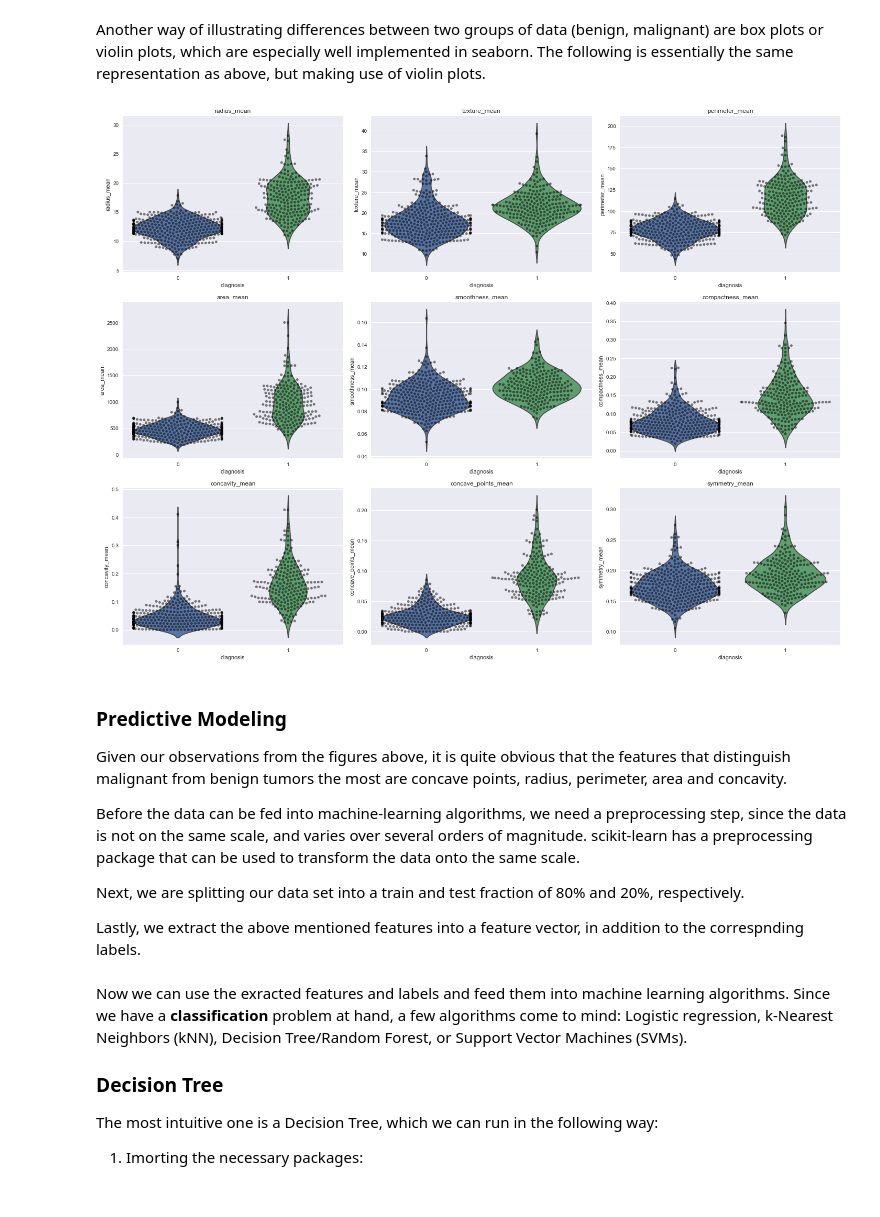
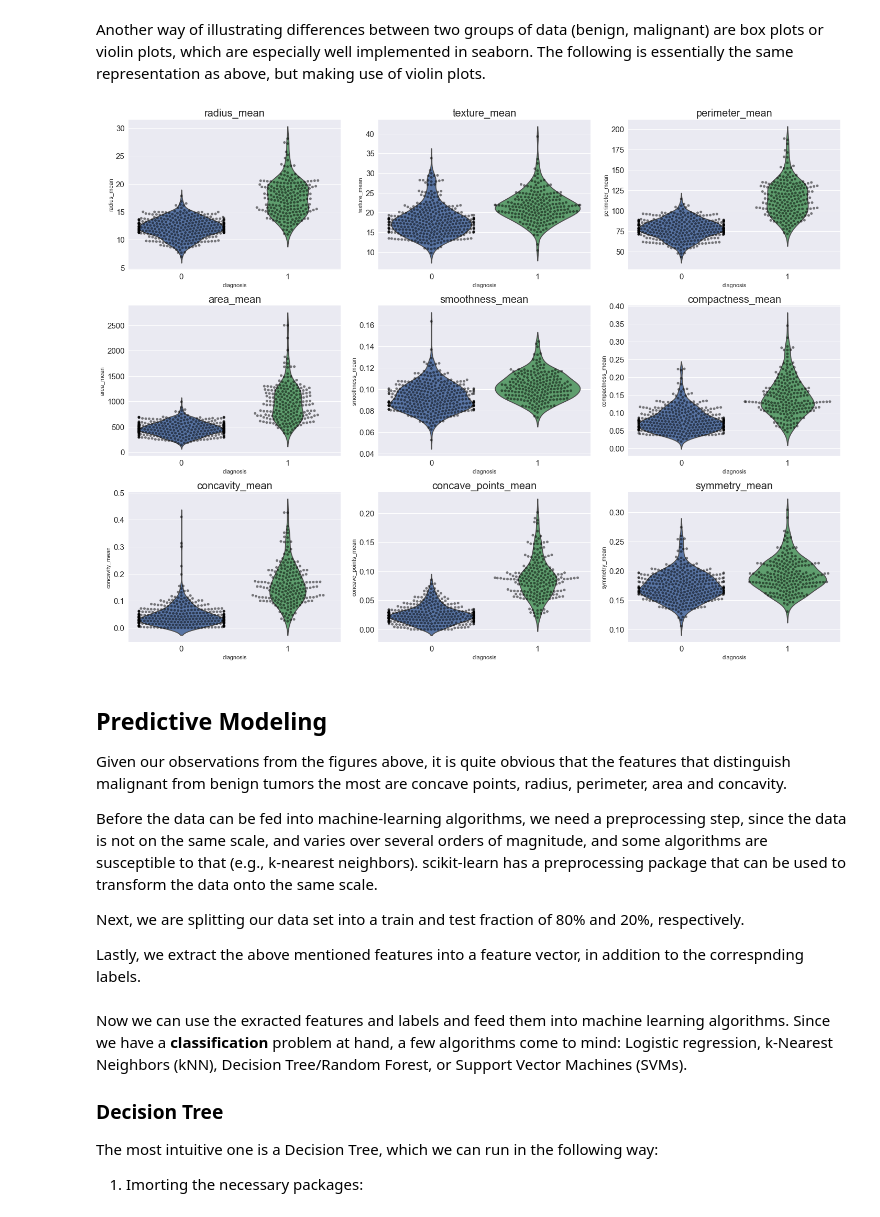
Before and after one commit to stefanmunnich/Breast_cancer, a Jupyter notebook: Breast Cancer.ipynb, the cells around one changed output. Drawn from its saved outputs; the diff is of its cells as text; code cells hidden in the pictures.

```diff
--- a/Breast Cancer.ipynb
+++ b/Breast Cancer.ipynb
@@ -50,5 +36,7 @@ We need to change the diagnosis column such that is of categorical type ('M' for
 df['diagnosis'] = df['diagnosis'].astype('category')
 df['diagnosis'] = df['diagnosis'].cat.codes
 
+df.drop('id', axis=1, inplace=True)
+
 df.head(4)
 # %% [output]
@@ -62,9 +52,11 @@ df.head(4)
 To get a first idea of which features will be most useful in predicting healthy vs. cancer cells, I will explore the data in the form of histograms. This will illustrate the frequencies of cancer diagnoses for different value ranges of each cell nucleus property.
 # %%
 plt.figure(figsize=(20, 15))
-for ii, col in enumerate(df.columns[2:11]):
+for ii, col in enumerate(df.columns[1:10]):
     plt.subplot(3,3,ii+1)
-    plt.title(col)
+    plt.title(col, fontsize = 20)
+
+    plt.tick_params(labelsize = 15)
     plt.legend(handles = [patches.Patch(label = 'Malignant', color='red'),
                           patches.Patch(label = 'Benign', color='blue')])
     b = df[df['diagnosis'] == 0][col]
@@ -80,29 +72,26 @@ plt.show()
 Another way of illustrating differences between two groups of data (benign, malignant) are box plots or violin plots, which are especially well implemented in seaborn. The following is essentially the same representation as above, but making use of violin plots.
 # %%
 import seaborn as sns
+plt.figure(figsize=(20, 15))
+for ii, col in enumerate(df.columns[1:10]):
+    plt.subplot(3,3,ii+1)
+    plt.title(col, fontsize = 20)
+    plt.tick_params(labelsize = 15)
 
 
-
-plt.figure(figsize=(20, 15))
-for ii, col in enumerate(df.columns[2:11]):
-    plt.subplot(3,3,ii+1)
-    plt.title(col)
-    #plt.legend(handles = [patches.Patch(label = 'Malignant', color='green'), patches.Patch(label = 'Benign', color='blue')])
-
-    sns.violinplot(x="diagnosis", y=col, data=df, inner=None)
-    sns.swarmplot(x="diagnosis", y=col, data=df, color="black", alpha=.5)
-
+    sns.violinplot(x = "diagnosis", y = col, data = df, inner = None)
+    sns.swarmplot(x = "diagnosis", y = col, data = df, color = "black", alpha = .5)
 
 plt.tight_layout()
 plt.show()
 # %% [output]
-[figure, old version]
+[figure, new version]
 # %% [markdown]
-###  Predictive Modeling
+##  Predictive Modeling
 
 Given our observations from the figures above, it is quite obvious that the features that distinguish malignant from benign tumors the most are concave points, radius, perimeter, area and concavity.
 
-Before the data can be fed into machine-learning algorithms, we need a preprocessing step, since the data is not on the same scale, and varies over several orders of magnitude. scikit-learn has a preprocessing package that can be used to transform the data onto the same scale.
+Before the data can be fed into machine-learning algorithms, we need a preprocessing step, since the data is not on the same scale, and varies over several orders of magnitude, and some algorithms are susceptible to that (e.g., k-nearest neighbors). scikit-learn has a preprocessing package that can be used to transform the data onto the same scale.
 
 Next, we are splitting our data set into a train and test fraction of 80% and 20%, respectively.
 
```
Also changed, not shown: parts of 15 cells of this notebook.
